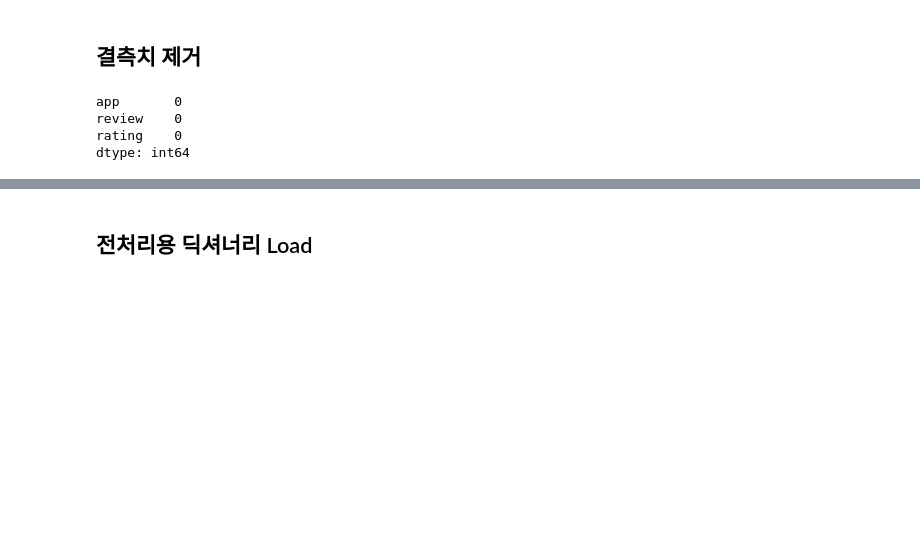
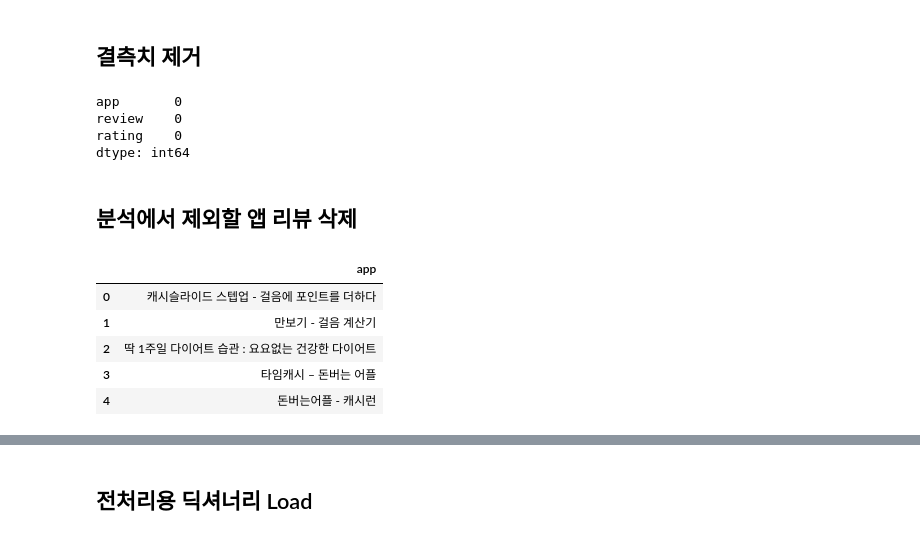
Before and after one commit to park-gb/mHealthApp-review-textmining, a Jupyter notebook: mHeatlhApp-review-textmining1.ipynb, the cells around one changed output, grey strips where cells are left out. Drawn from its saved outputs; the diff is of its cells as text; code cells hidden in the pictures; blank space fills up the shorter version.

```diff
--- a/mHeatlhApp-review-textmining1.ipynb
+++ b/mHeatlhApp-review-textmining1.ipynb
@@ -84,3 +83,16 @@ app       0
 review    0
 rating    0
 dtype: int64
+# %% [markdown]
+## 분석에서 제외할 앱 리뷰 삭제
+# %%
+# 제외할 앱 리스트 Load
+remove_app_list = pd.read_excel('./data/remove_app_list.xlsx')
+remove_app_list.head()
+# %% [output]
+|  | app |
+| 0 | 캐시슬라이드 스텝업 - 걸음에 포인트를 더하다 |
+| 1 | 만보기 - 걸음 계산기 |
+| 2 | 딱 1주일 다이어트 습관 : 요요없는 건강한 다이어트 |
+| 3 | 타임캐시 – 돈버는 어플 |
+| 4 | 돈버는어플 - 캐시런 |
```
Also changed, not shown: parts of 38 cells of this notebook, 6 other files.
